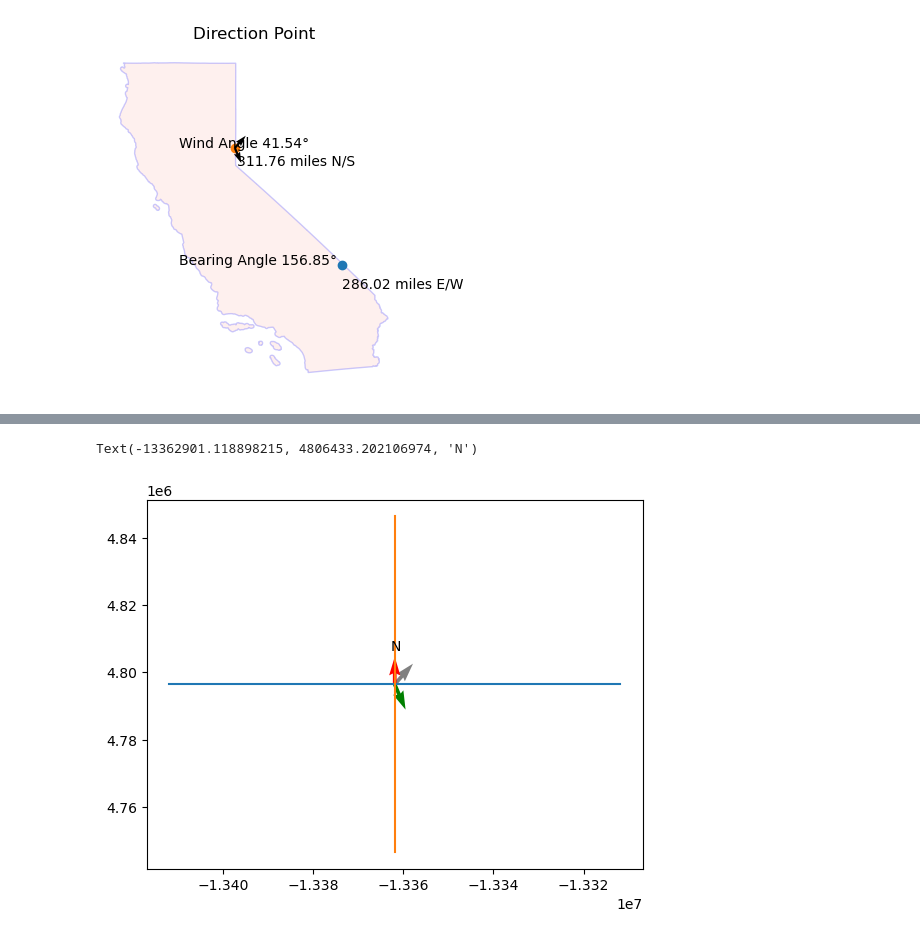
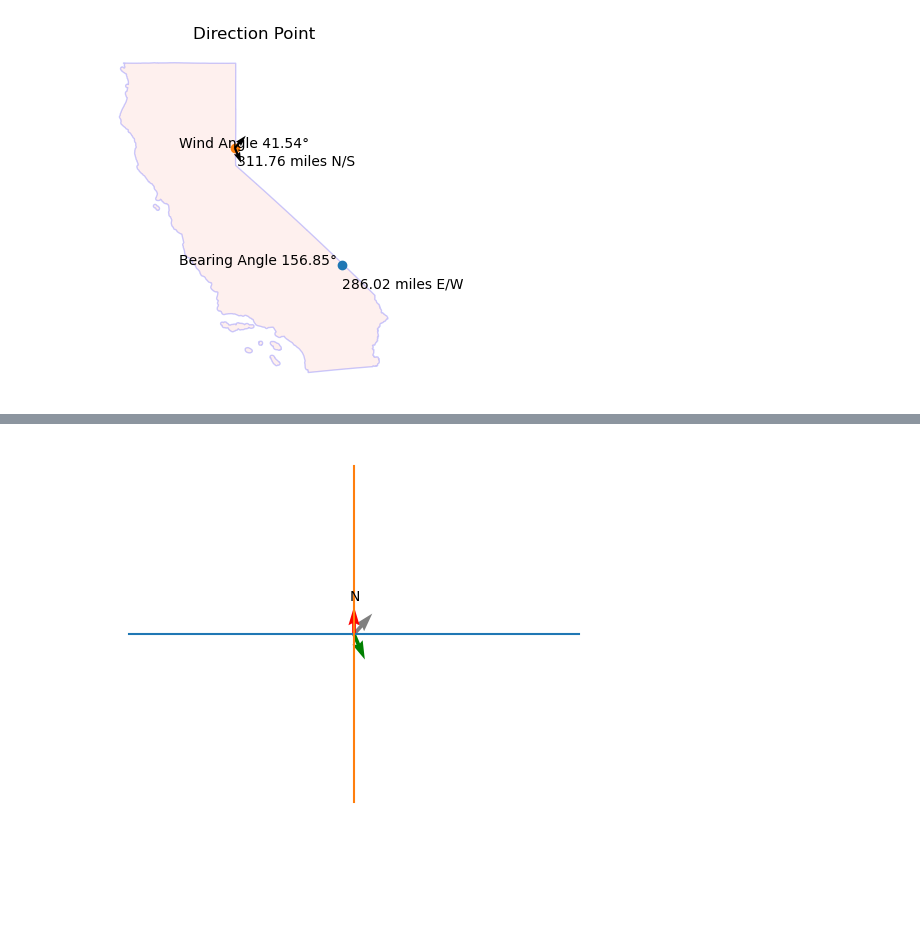
Before and after one commit to jmdatasci/fire_capstone, a Jupyter notebook: src/data/wind/8. wind_direction.ipynb, the cells around one changed output, grey strips where cells are left out. Cells and saved outputs as stored; diff of their text form; code cells hidden in the pictures; blank space fills up the shorter version.

```diff
--- a/src/data/wind/8. wind_direction.ipynb
+++ b/src/data/wind/8. wind_direction.ipynb
@@ -96,7 +96,7 @@ out_dir = 'wind\\clean\\'
 # %% [markdown]
 ``wind``
 # %%
-df = pd.read_csv("clean\\all_years_wind_data.csv",index_col=0)
+df = pd.read_csv("clean/all_years_wind_data.csv",index_col=0)
 
 df.head()
 # %% [output]
@@ -339,10 +339,11 @@ print(test_df['wdir'][2], angle)
 # %%
 plt.quiver(pb_x,pb_y,pb_u,pb_v,color='grey')
 plt.quiver(pb_x,pb_y,d_X,d_Y, color='g')
 plt.quiver(pb_x,pb_y,0,1, color='r')
 plt.plot([pb_x-50000,pb_x+50000], [pb_y, pb_y])
 plt.plot([pb_x,pb_x], [pb_y+50000, pb_y-50000])
 plt.text(pb_x-1000,pb_y+10000,'N')
+plt.axis('off')
+plt.show()
 # %% [output]
-Text(-13362901.118898215, 4806433.202106974, 'N')
-[figure, old version]
+[figure, new version]
```
Also changed, not shown: parts of 3 cells of this notebook, 1 other file.
